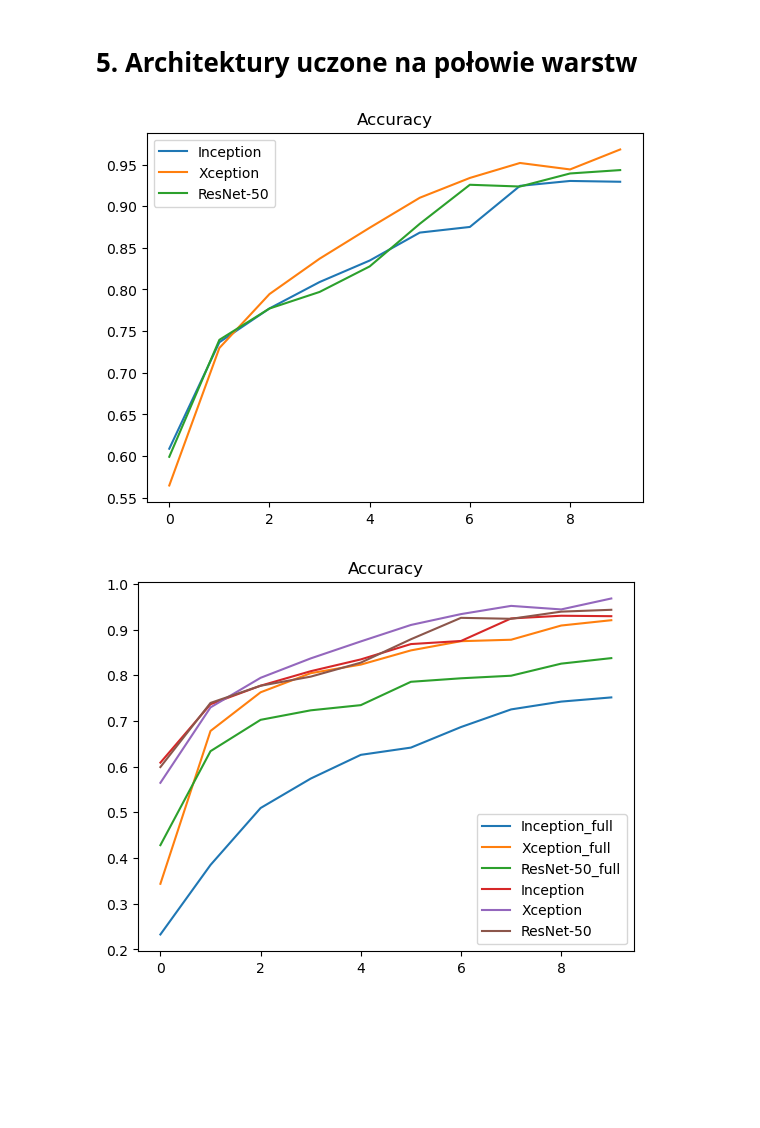
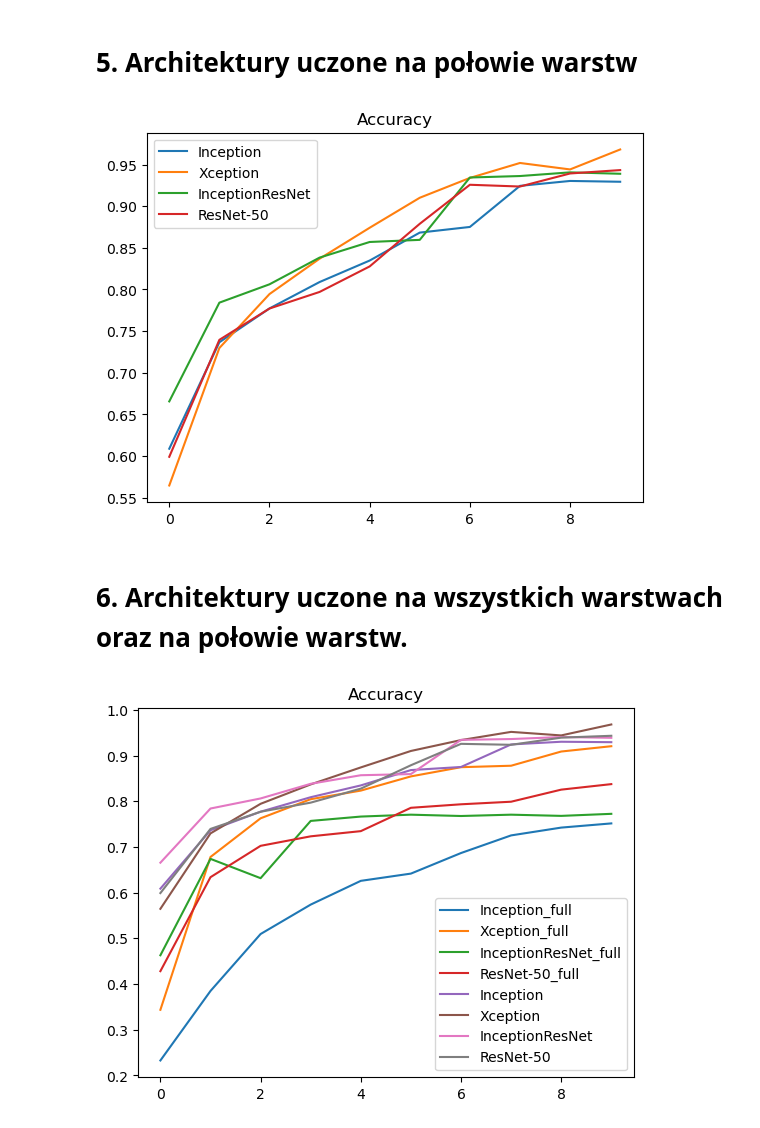
Before and after one commit to grzegorzkossa/ComparisonOfGalaxyImageClassificationUsingDifferentArchitecturesCNN2, a Jupyter notebook: Learning.ipynb, the cells around one changed output. Saved outputs shown, nothing was run; the diff lists cells and outputs as text; code cells hidden in the pictures; blank space fills up the shorter version.

Commit message:
Preparing a notebook InceptionResNet 2

```diff
--- a/Learning.ipynb
+++ b/Learning.ipynb
@@ -26,6 +26,8 @@ VGG16 = pd.read_csv('./ResultLearning/VGG16.csv')
 VGG16_full = pd.read_csv('./ResultLearning/VGG16_full.csv')
 RestNet50 = pd.read_csv('./ResultLearning/ResNet50.csv')
 RestNet50_full = pd.read_csv('./ResultLearning/ResNet50_full.csv')
+InceptionResNet = pd.read_csv('./ResultLearning/InceptionResNet.csv')
+InceptionResNet_full = pd.read_csv('./ResultLearning/InceptionResNet_full.csv')
 # %% [markdown]
 # 3. Architektury z pierwszego artykułu.
 # %%
@@ -70,22 +73,27 @@ plt.show()
 plt.title('Accuracy')
 plt.plot(Inception['accuracy'], label='Inception')
 plt.plot(Xception['accuracy'], label='Xception')
+plt.plot(InceptionResNet['accuracy'], label='InceptionResNet')
 plt.plot(RestNet50['accuracy'], label='ResNet-50')
 plt.legend()
 plt.savefig('./PictureLearning/Accuracy.jpeg', dpi = 900)
 plt.show()
 # %% [output]
-[figure, old version]
+[figure, new version]
+# %% [markdown]
+# 6. Architektury uczone na wszystkich warstwach oraz na połowie warstw.
 # %%
 plt.title('Accuracy')
 plt.plot(Inception_full['accuracy'], label='Inception_full')
 plt.plot(Xception_full['accuracy'], label='Xception_full')
+plt.plot(InceptionResNet_full['accuracy'], label='InceptionResNet_full')
 plt.plot(RestNet50_full['accuracy'], label='ResNet-50_full')
 plt.plot(Inception['accuracy'], label='Inception')
 plt.plot(Xception['accuracy'], label='Xception')
+plt.plot(InceptionResNet['accuracy'], label='InceptionResNet')
 plt.plot(RestNet50['accuracy'], label='ResNet-50')
 plt.legend()
 plt.savefig('./PictureLearning/AccuracyResult.jpeg', dpi = 900)
 plt.show()
 # %% [output]
-[figure, old version]
+[figure, new version]
```
Also changed, not shown: parts of 1 cell of this notebook, 6 other files.
